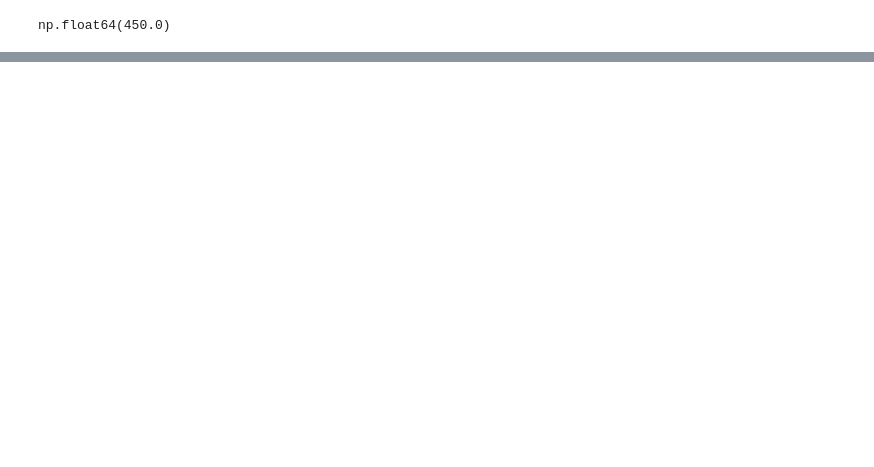
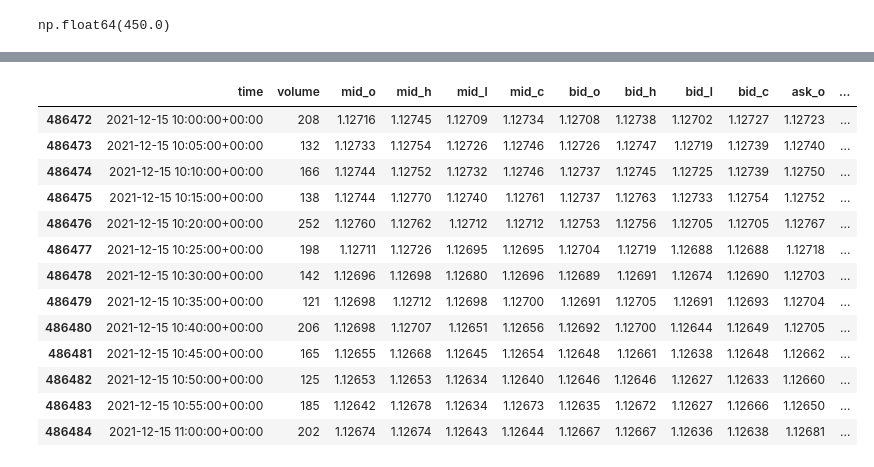
Before and after one commit to otavius/artisan-trading, a Jupyter notebook: exploration/Guru_stategy_1.ipynb, the cells around one changed output, grey strips where cells are left out. Cells and saved outputs as stored; diff of their text form; code cells hidden in the pictures; blank space fills up the shorter version.

```diff
--- a/exploration/Guru_stategy_1.ipynb
+++ b/exploration/Guru_stategy_1.ipynb
@@ -187,3 +187,5 @@ df_result.result.sum()
 np.float64(450.0)
 # %%
 df_result.sort_values(by="start_index", inplace=True)
+# %%
+df_m5 = pd.read_pickle("../data/EUR_USD_M5.pkl")
@@ -189,0 +206,22 @@ df_result.sort_values(by="start_index", inplace=True)
+# %%
+time_min = parser.parse("2021-12-15T10:00:00Z")
+time_max = parser.parse("2021-12-15T11:00:00Z")
+df_m5_s = df_m5[(df_m5.time>=time_min)&(df_m5.time<=time_max)]
+df_raw_s = df_raw[(df_raw.time >= time_min) & (df_raw.time <= time_max)]
+# %%
+df_m5_s
+# %% [output]
+|  | time | volume | mid_o | mid_h | mid_l | mid_c | bid_o | bid_h | bid_l | bid_c | ask_o | ... |
+| 486472 | 2021-12-15 10:00:00+00:00 | 208 | 1.12716 | 1.12745 | 1.12709 | 1.12734 | 1.12708 | 1.12738 | 1.12702 | 1.12727 | 1.12723 | ... |
+| 486473 | 2021-12-15 10:05:00+00:00 | 132 | 1.12733 | 1.12754 | 1.12726 | 1.12746 | 1.12726 | 1.12747 | 1.12719 | 1.12739 | 1.12740 | ... |
+| 486474 | 2021-12-15 10:10:00+00:00 | 166 | 1.12744 | 1.12752 | 1.12732 | 1.12746 | 1.12737 | 1.12745 | 1.12725 | 1.12739 | 1.12750 | ... |
+| 486475 | 2021-12-15 10:15:00+00:00 | 138 | 1.12744 | 1.12770 | 1.12740 | 1.12761 | 1.12737 | 1.12763 | 1.12733 | 1.12754 | 1.12752 | ... |
+| 486476 | 2021-12-15 10:20:00+00:00 | 252 | 1.12760 | 1.12762 | 1.12712 | 1.12712 | 1.12753 | 1.12756 | 1.12705 | 1.12705 | 1.12767 | ... |
+| 486477 | 2021-12-15 10:25:00+00:00 | 198 | 1.12711 | 1.12726 | 1.12695 | 1.12695 | 1.12704 | 1.12719 | 1.12688 | 1.12688 | 1.12718 | ... |
+| 486478 | 2021-12-15 10:30:00+00:00 | 142 | 1.12696 | 1.12698 | 1.12680 | 1.12696 | 1.12689 | 1.12691 | 1.12674 | 1.12690 | 1.12703 | ... |
+| 486479 | 2021-12-15 10:35:00+00:00 | 121 | 1.12698 | 1.12712 | 1.12698 | 1.12700 | 1.12691 | 1.12705 | 1.12691 | 1.12693 | 1.12704 | ... |
+| 486480 | 2021-12-15 10:40:00+00:00 | 206 | 1.12698 | 1.12707 | 1.12651 | 1.12656 | 1.12692 | 1.12700 | 1.12644 | 1.12649 | 1.12705 | ... |
+| 486481 | 2021-12-15 10:45:00+00:00 | 165 | 1.12655 | 1.12668 | 1.12645 | 1.12654 | 1.12648 | 1.12661 | 1.12638 | 1.12648 | 1.12662 | ... |
+| 486482 | 2021-12-15 10:50:00+00:00 | 125 | 1.12653 | 1.12653 | 1.12634 | 1.12640 | 1.12646 | 1.12646 | 1.12627 | 1.12633 | 1.12660 | ... |
+| 486483 | 2021-12-15 10:55:00+00:00 | 185 | 1.12642 | 1.12678 | 1.12634 | 1.12673 | 1.12635 | 1.12672 | 1.12627 | 1.12666 | 1.12650 | ... |
+| 486484 | 2021-12-15 11:00:00+00:00 | 202 | 1.12674 | 1.12674 | 1.12643 | 1.12644 | 1.12667 | 1.12667 | 1.12636 | 1.12638 | 1.12681 | ... |
```
Also changed, not shown: parts of 4 cells of this notebook.
